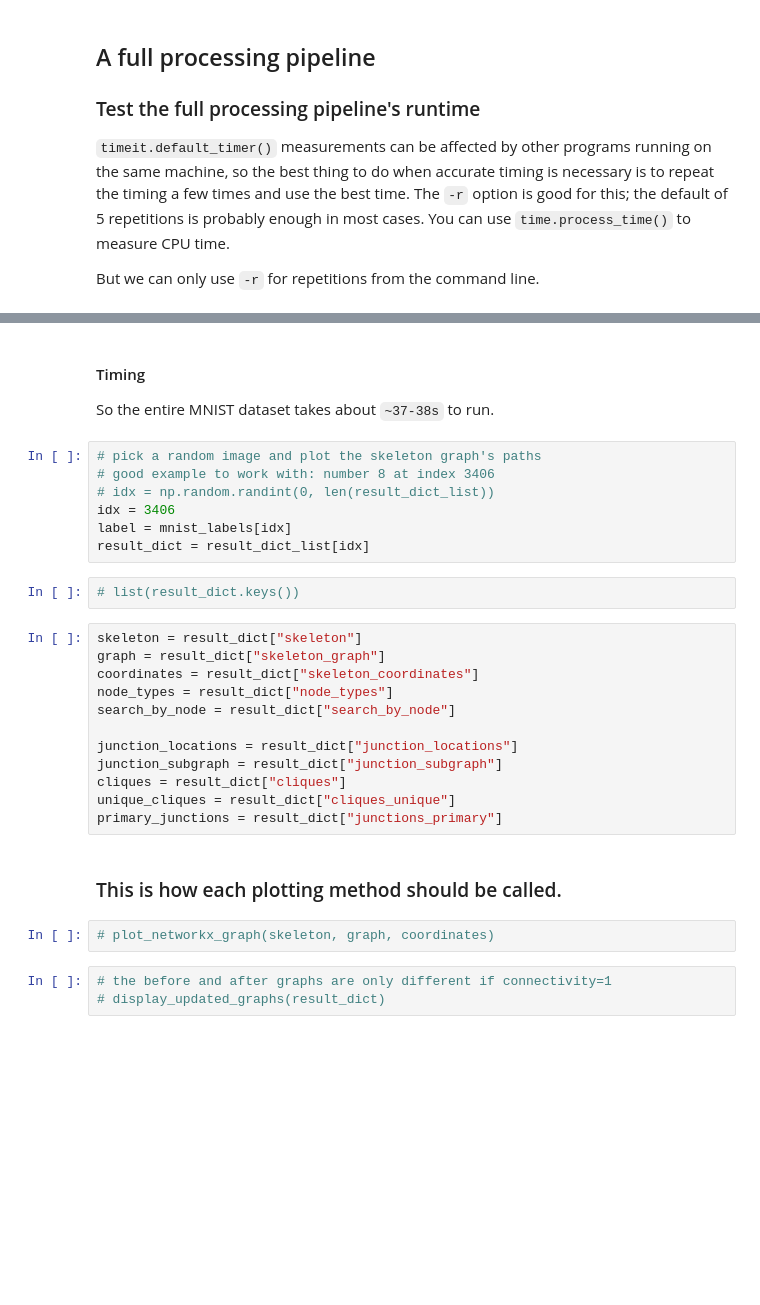
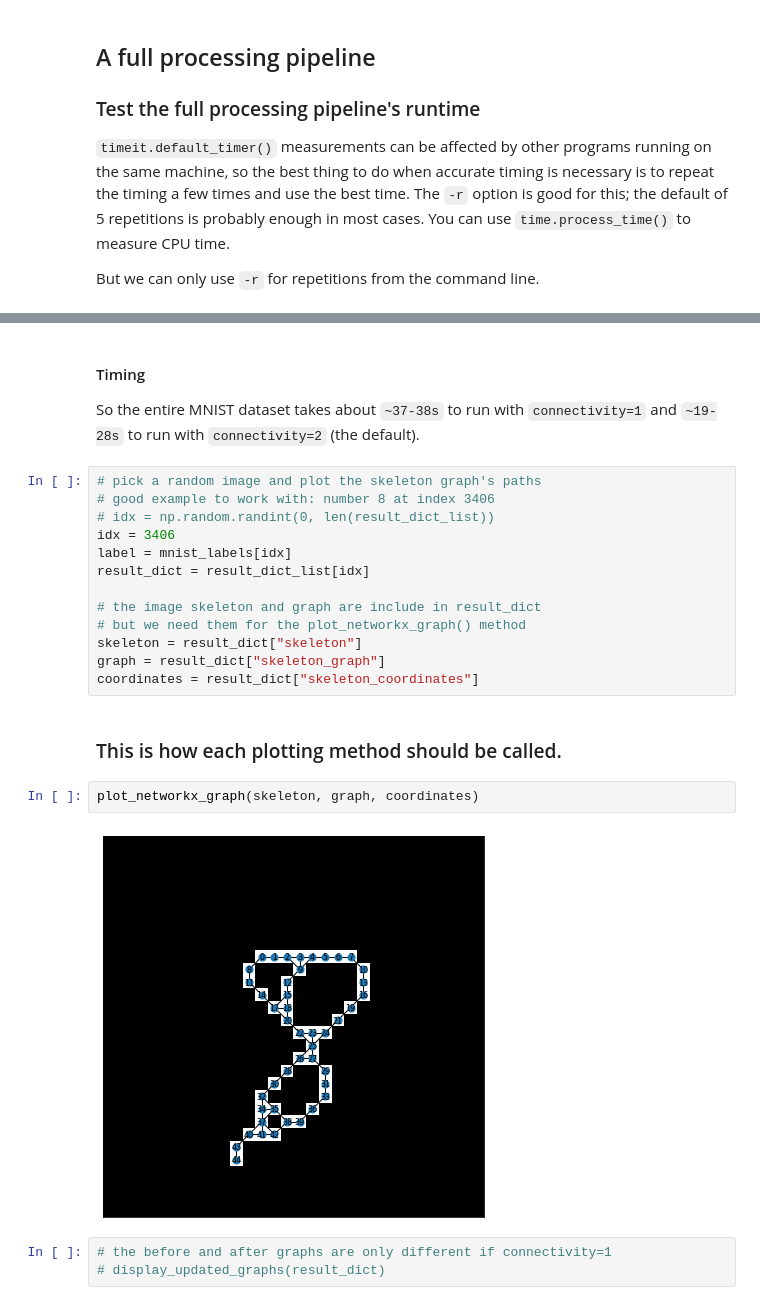
Before and after one commit to GeoAIR-lab/TGGLinesPlus, a Jupyter notebook: notebooks/2_path_segmentation.ipynb, the cells around one changed output, grey strips where cells are left out. Cells and saved outputs as stored; diff of their text form; blank space fills up the shorter version.

```diff
--- a/notebooks/2_path_segmentation.ipynb
+++ b/notebooks/2_path_segmentation.ipynb
@@ -58,6 +58,6 @@ Time to run: 38.26927s
 # %% [markdown]
 #### Timing
-So the entire MNIST dataset takes about `~37-38s` to run.
+So the entire MNIST dataset takes about `~37-38s` to run with `connectivity=1` and `~19-28s` to run with `connectivity=2` (the default).
 # %%
 # pick a random image and plot the skeleton graph's paths
 # good example to work with: number 8 at index 3406
@@ -65,24 +65,18 @@ So the entire MNIST dataset takes about `~37-38s` to run.
 idx = 3406
 label = mnist_labels[idx]
 result_dict = result_dict_list[idx]
+
+# the image skeleton and graph are include in result_dict
+# but we need them for the plot_networkx_graph() method
+skeleton = result_dict["skeleton"]
+graph = result_dict["skeleton_graph"]
+coordinates = result_dict["skeleton_coordinates"]
-# %%
-# list(result_dict.keys())
-# %%
-skeleton = result_dict["skeleton"]
-graph = result_dict["skeleton_graph"]
-coordinates = result_dict["skeleton_coordinates"]
-node_types = result_dict["node_types"]
-search_by_node = result_dict["search_by_node"]
-
-junction_locations = result_dict["junction_locations"]
-junction_subgraph = result_dict["junction_subgraph"]
-cliques = result_dict["cliques"]
-unique_cliques = result_dict["cliques_unique"]
-primary_junctions = result_dict["junctions_primary"]
 # %% [markdown]
 ### This is how each plotting method should be called.
 # %%
-# plot_networkx_graph(skeleton, graph, coordinates)
+plot_networkx_graph(skeleton, graph, coordinates)
+# %% [output]
+[figure, added]
 # %%
 # the before and after graphs are only different if connectivity=1
 # display_updated_graphs(result_dict)
```
Also changed, not shown: parts of 23 cells of this notebook, 2 other files.
